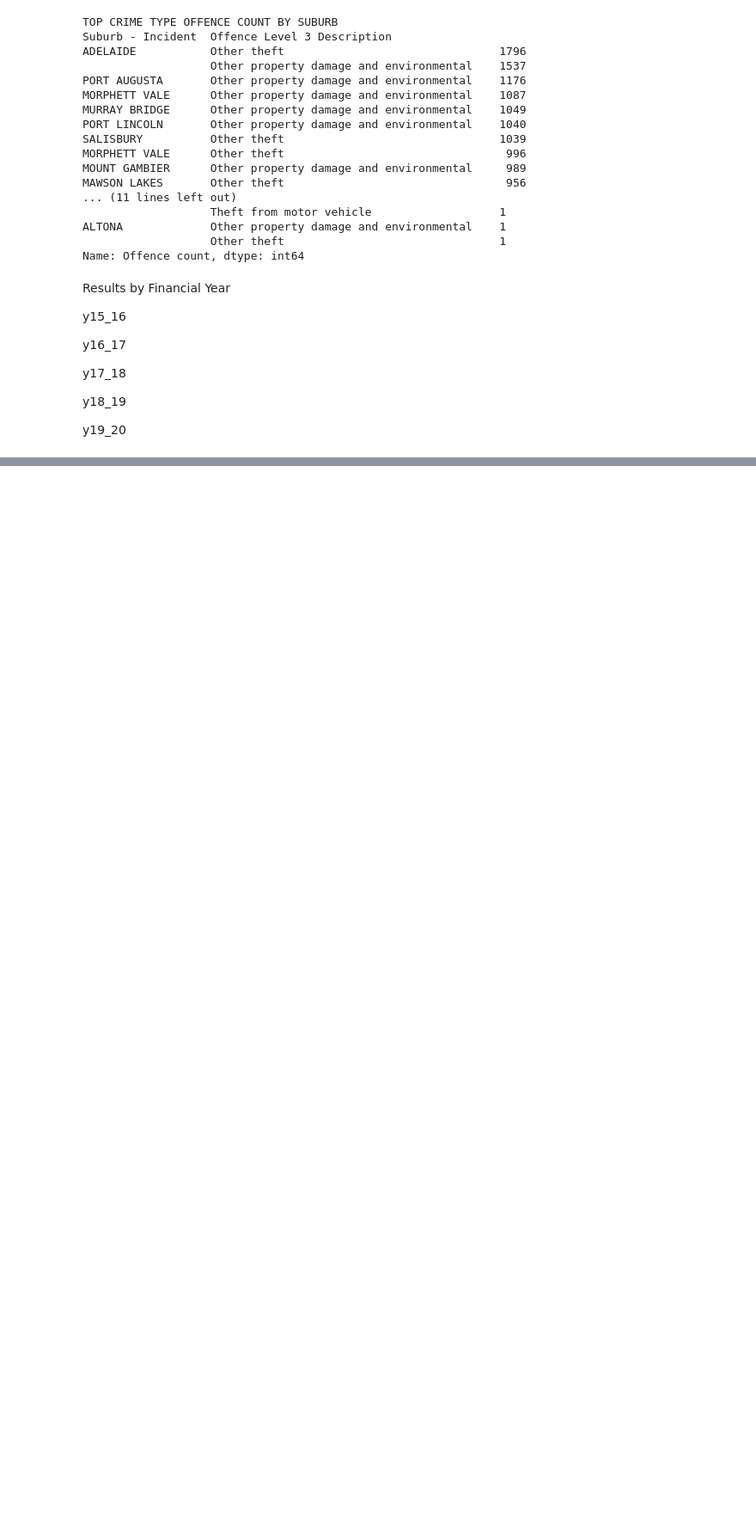
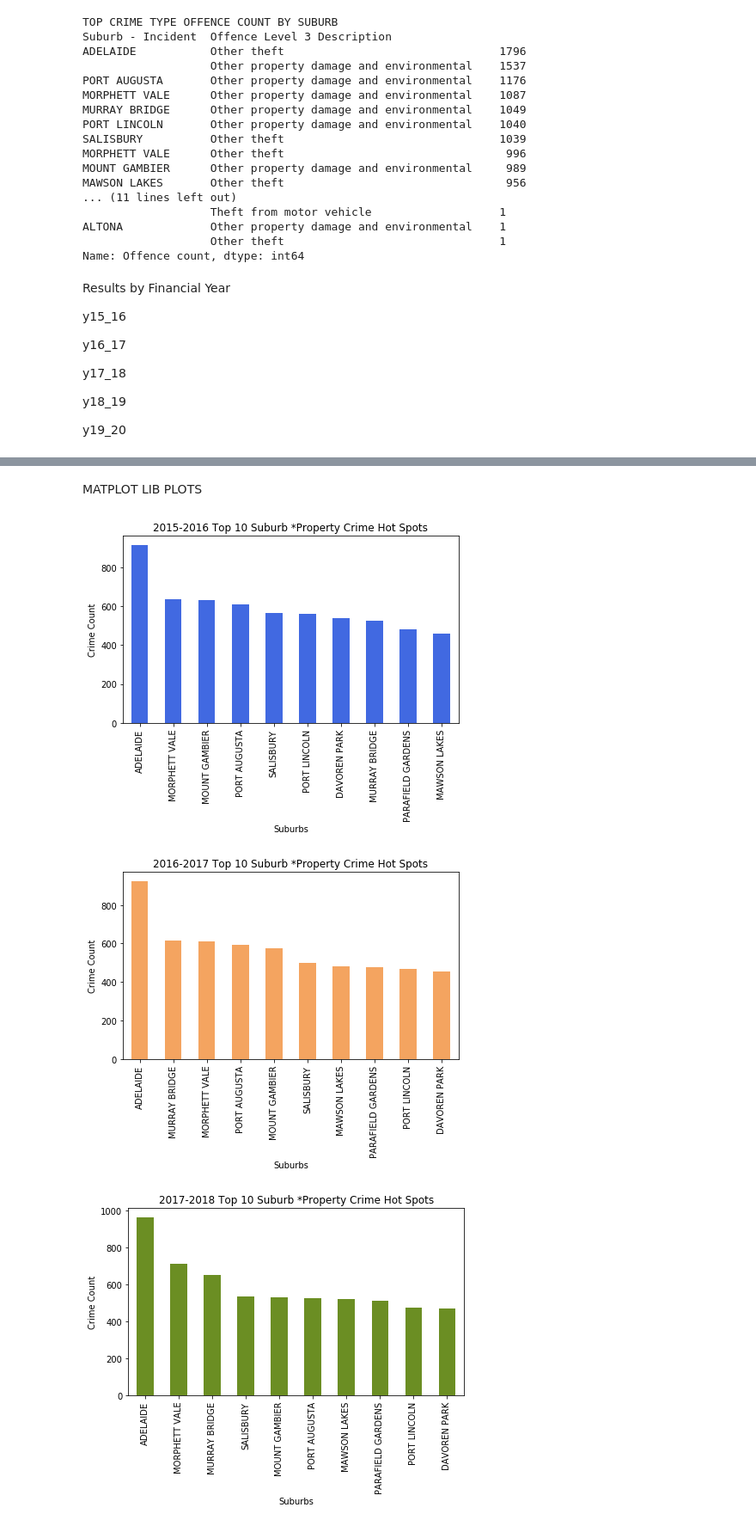
Before and after one commit to Sprettle/Chevrolet-Chilis, a Jupyter notebook: suburb_crime.ipynb, the cells around one changed output, grey strips where cells are left out. Shown at 86% size. Cells and saved outputs as stored; diff of their text form; code cells hidden in the pictures; blank space fills up the shorter version.

Commit message:
Top 10 suburbs crime count bar graphs developed in code

```diff
--- a/suburb_crime.ipynb
+++ b/suburb_crime.ipynb
@@ -367,7 +386,7 @@ Name: Offence count, dtype: int64
 y16_17
 
 #ie. Out of the categories analysed in our project, these are the suburbs with the highest offence counts.
-y16_17_top20_crime_suburbs=y16_17["Suburb - Incident"].value_counts().head(20)
+y16_17_top20_crime_suburbs=y16_17["Suburb - Incident"].value_counts().head(10)
 print(f"Top 20 Crime Suburbs\n{y16_17_top20_crime_suburbs}\n")
 #BOTTOM 20 SUBURBS (CHRONOLOGICALLY) WITH HIGHEST CRIME RATES (OF THE FILTERED CATEGORIES GROUP IS ANALYSING)
 #ie. Out of the categories analysed in our project, these are the suburbs with the lowest offence counts.
@@ -406,7 +425,7 @@ Name: Offence count, dtype: int64
 y17_18
 
 #ie. Out of the categories analysed in our project, these are the suburbs with the highest offence counts.
-y17_18_top20_crime_suburbs=y17_18["Suburb - Incident"].value_counts().head(20)
+y17_18_top20_crime_suburbs=y17_18["Suburb - Incident"].value_counts().head(10)
 print(f"Top 20 Crime Suburbs\n{y17_18_top20_crime_suburbs}\n")
 #BOTTOM 20 SUBURBS (CHRONOLOGICALLY) WITH HIGHEST CRIME RATES (OF THE FILTERED CATEGORIES GROUP IS ANALYSING)
 #ie. Out of the categories analysed in our project, these are the suburbs with the lowest offence counts.
@@ -445,7 +464,7 @@ Name: Offence count, dtype: int64
 y18_19
 
 #ie. Out of the categories analysed in our project, these are the suburbs with the highest offence counts.
-y18_19_top20_crime_suburbs=y18_19["Suburb - Incident"].value_counts().head(20)
+y18_19_top20_crime_suburbs=y18_19["Suburb - Incident"].value_counts().head(10)
 print(f"Top 20 Crime Suburbs\n{y18_19_top20_crime_suburbs}\n")
 #BOTTOM 20 SUBURBS (CHRONOLOGICALLY) WITH HIGHEST CRIME RATES (OF THE FILTERED CATEGORIES GROUP IS ANALYSING)
 #ie. Out of the categories analysed in our project, these are the suburbs with the lowest offence counts.
@@ -484,7 +503,7 @@ Name: Offence count, dtype: int64
 y19_20
 
 #ie. Out of the categories analysed in our project, these are the suburbs with the highest offence counts.
-y19_20_top20_crime_suburbs=y19_20["Suburb - Incident"].value_counts().head(20)
+y19_20_top20_crime_suburbs=y19_20["Suburb - Incident"].value_counts().head(10)
 print(f"Top 20 Crime Suburbs\n{y19_20_top20_crime_suburbs}\n")
 #BOTTOM 20 SUBURBS (CHRONOLOGICALLY) WITH HIGHEST CRIME RATES (OF THE FILTERED CATEGORIES GROUP IS ANALYSING)
 #ie. Out of the categories analysed in our project, these are the suburbs with the lowest offence counts.
@@ -517,3 +536,71 @@ ANGAS VALLEY                            Other theft                    1
 ANGASTON                                SCT - Residence                1
                                         Theft/Illegal Use of MV        1
 Name: Offence count, dtype: int64
+# %% [markdown]
+MATPLOT LIB PLOTS
+# %%
+#---------PANDA BAR CHART ------------
+# Set a title for the chart
+plt.title("2015-2016 Top 10 Suburb *Property Crime Hot Spots")
+plt.xlabel("Suburbs")
+plt.ylabel("Crime Count")
+
+#Use DataFrame.plot() in order to create a bar chart of the data
+y15_16_top20_crime_suburbs.plot(kind="bar", figsize=(7,4), rot=90, color="royalblue",width=0.5);
+plt.show()
+
+
+#--------------------
+
+# Set a title for the chart
+plt.title("2016-2017 Top 10 Suburb *Property Crime Hot Spots")
+plt.xlabel("Suburbs")
+plt.ylabel("Crime Count")
+
+#Use DataFrame.plot() in order to create a bar chart of the data
+y16_17_top20_crime_suburbs.plot(kind="bar", figsize=(7,4), rot=90, color="sandybrown",width=0.5);
+plt.show()
+
+#--------------------
+
+# Set a title for the chart
+plt.title("2017-2018 Top 10 Suburb *Property Crime Hot Spots")
+plt.xlabel("Suburbs")
+plt.ylabel("Crime Count")
+
+#Use DataFrame.plot() in order to create a bar chart of the data
+y17_18_top20_crime_suburbs.plot(kind="bar", figsize=(7,4), rot=90, color="olivedrab",width=0.5);
+plt.show()
+
+#--------------------
+
+# Set a title for the chart
+plt.title("2018-2019 Top 10 Suburb *Property Crime Hot Spots")
+plt.xlabel("Suburbs")
+plt.ylabel("Crime Count")
+
+#Use DataFrame.plot() in order to create a bar chart of the data
+y18_19_top20_crime_suburbs.plot(kind="bar", figsize=(7,4), rot=90, color="purple",width=0.5);
+plt.show()
+
+#--------------------
+
+# Set a title for the chart
+plt.title("2019-2020 Top 10 Suburb *Property Crime Hot Spots")
+plt.xlabel("Suburbs")
+plt.ylabel("Crime Count")
+
+#Use DataFrame.plot() in order to create a bar chart of the data6
+y19_20_top20_crime_suburbs.plot(kind="bar", figsize=(7,4), rot=90, color="plum");
+plt.show()
+# y18_19_top20_crime_suburbs.plot(kind="bar", figsize=(7,4), rot=90, colormap="cool", legend=True);
+
+
+#---------------------------------------------
+
+# df.B.plot(kind='bar',secondary_y=True)
+# plt.show()
+# %% [output]
+[figure, added]
+[figure, added]
+[figure, added]
```
Also changed, not shown: parts of 9 cells of this notebook, 2 other files.
